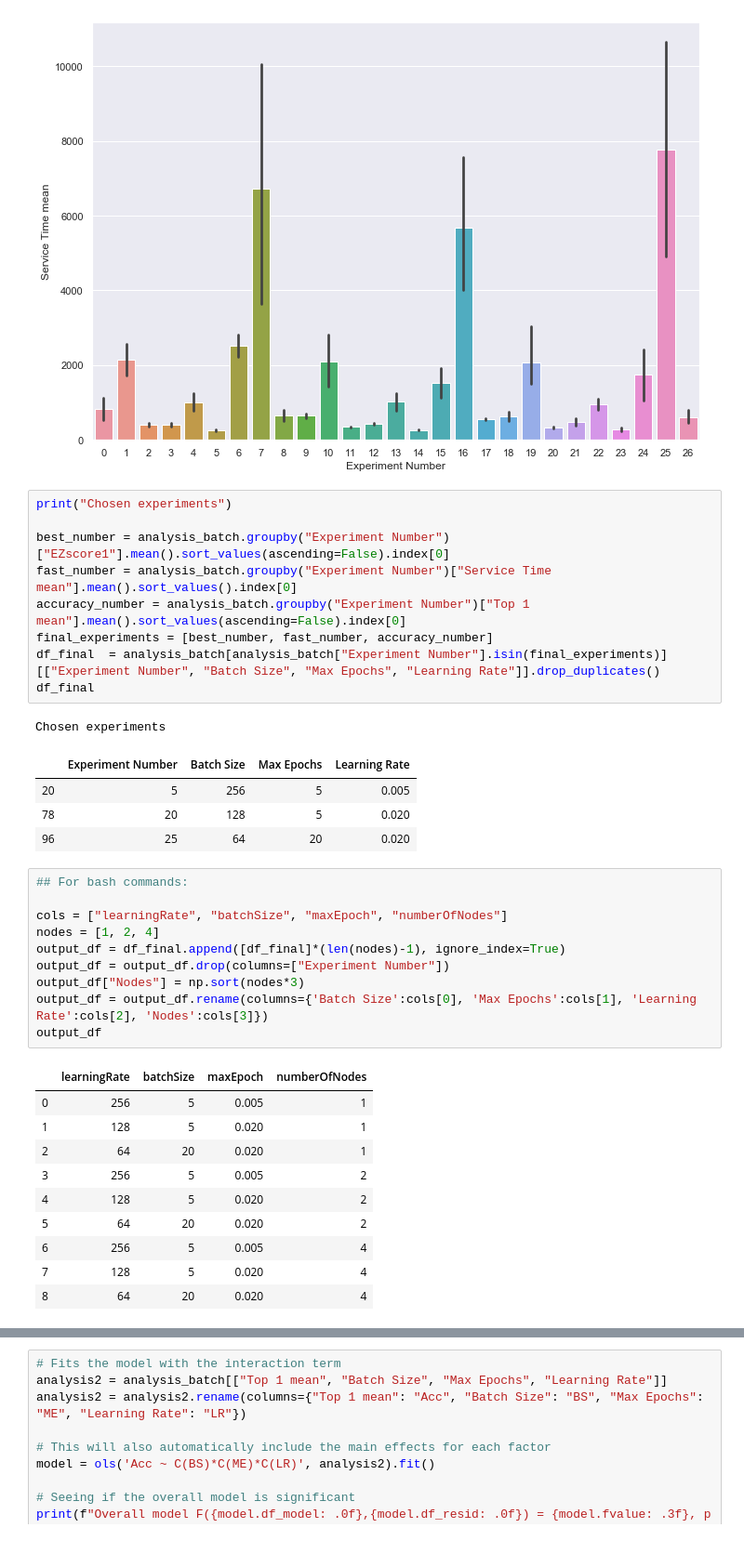
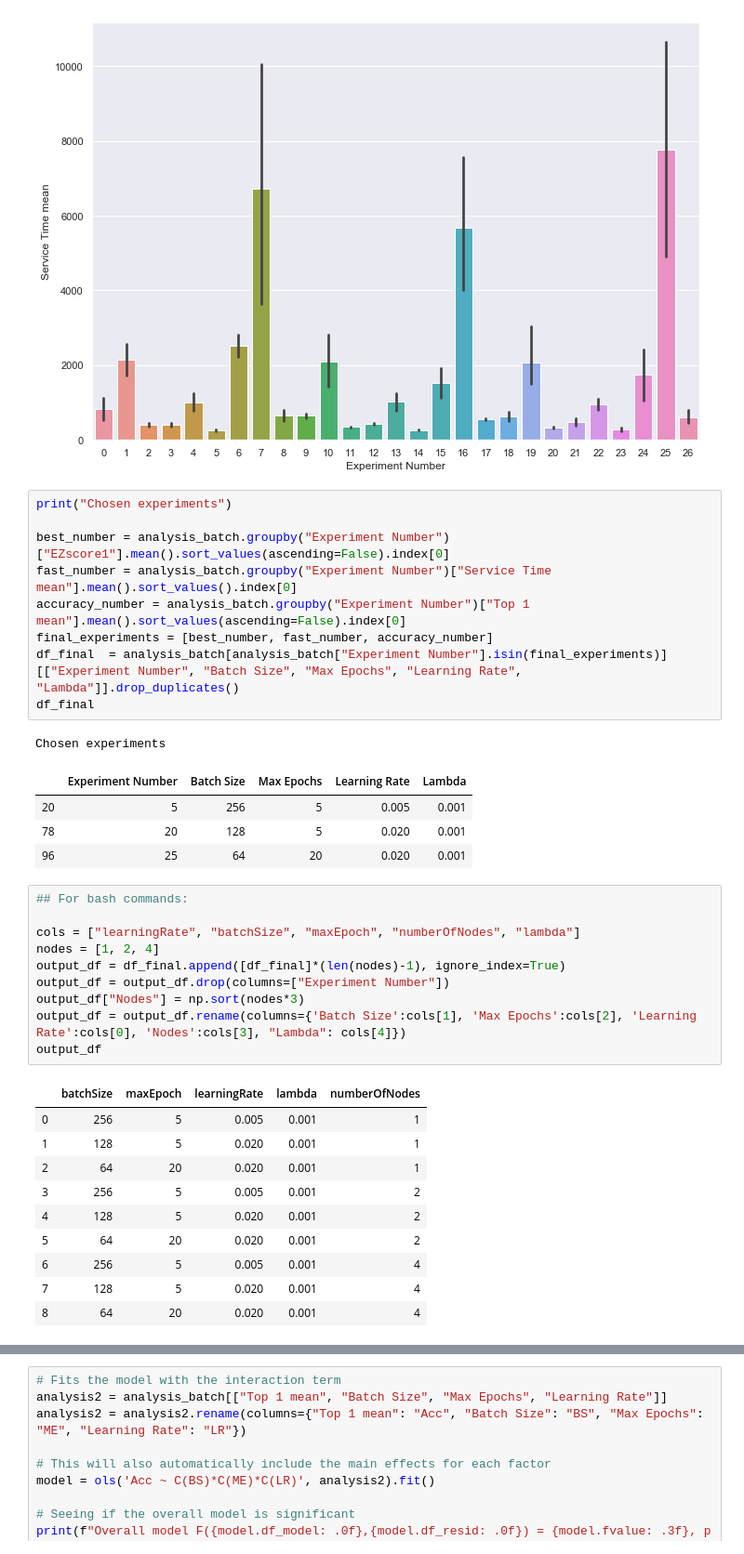
Before and after one commit to nejcmacek/CS4215-BigDL, a Jupyter notebook: analysis/Analysis.ipynb, the cells around one changed output, grey strips where cells are left out. Shown: that part at 93% size. Cells and saved outputs as stored; diff of their text form.

Commit message:
Adding lambda to final runs

```diff
--- a/analysis/Analysis.ipynb
+++ b/analysis/Analysis.ipynb
@@ -237,35 +237,35 @@ best_number = analysis_batch.groupby("Experiment Number")["EZscore1"].mean().sor
 fast_number = analysis_batch.groupby("Experiment Number")["Service Time mean"].mean().sort_values().index[0]
 accuracy_number = analysis_batch.groupby("Experiment Number")["Top 1 mean"].mean().sort_values(ascending=False).index[0]
 final_experiments = [best_number, fast_number, accuracy_number]
-df_final  = analysis_batch[analysis_batch["Experiment Number"].isin(final_experiments)][["Experiment Number", "Batch Size", "Max Epochs", "Learning Rate"]].drop_duplicates()
+df_final  = analysis_batch[analysis_batch["Experiment Number"].isin(final_experiments)][["Experiment Number", "Batch Size", "Max Epochs", "Learning Rate", "Lambda"]].drop_duplicates()
 df_final
 # %% [output]
 Chosen experiments
-|  | Experiment Number | Batch Size | Max Epochs | Learning Rate |
-| 20 | 5 | 256 | 5 | 0.005 |
-| 78 | 20 | 128 | 5 | 0.020 |
-| 96 | 25 | 64 | 20 | 0.020 |
+|  | Experiment Number | Batch Size | Max Epochs | Learning Rate | Lambda |
+| 20 | 5 | 256 | 5 | 0.005 | 0.001 |
+| 78 | 20 | 128 | 5 | 0.020 | 0.001 |
+| 96 | 25 | 64 | 20 | 0.020 | 0.001 |
 # %%
 ## For bash commands:
 
-cols = ["learningRate", "batchSize", "maxEpoch", "numberOfNodes"]
+cols = ["learningRate", "batchSize", "maxEpoch", "numberOfNodes", "lambda"]
 nodes = [1, 2, 4]
 output_df = df_final.append([df_final]*(len(nodes)-1), ignore_index=True)
 output_df = output_df.drop(columns=["Experiment Number"])
 output_df["Nodes"] = np.sort(nodes*3)
-output_df = output_df.rename(columns={'Batch Size':cols[0], 'Max Epochs':cols[1], 'Learning Rate':cols[2], 'Nodes':cols[3]})
+output_df = output_df.rename(columns={'Batch Size':cols[1], 'Max Epochs':cols[2], 'Learning Rate':cols[0], 'Nodes':cols[3], "Lambda": cols[4]})
 output_df
 # %% [output]
-|  | learningRate | batchSize | maxEpoch | numberOfNodes |
-| 0 | 256 | 5 | 0.005 | 1 |
-| 1 | 128 | 5 | 0.020 | 1 |
-| 2 | 64 | 20 | 0.020 | 1 |
-| 3 | 256 | 5 | 0.005 | 2 |
-| 4 | 128 | 5 | 0.020 | 2 |
-| 5 | 64 | 20 | 0.020 | 2 |
-| 6 | 256 | 5 | 0.005 | 4 |
-| 7 | 128 | 5 | 0.020 | 4 |
-| 8 | 64 | 20 | 0.020 | 4 |
+|  | batchSize | maxEpoch | learningRate | lambda | numberOfNodes |
+| 0 | 256 | 5 | 0.005 | 0.001 | 1 |
+| 1 | 128 | 5 | 0.020 | 0.001 | 1 |
+| 2 | 64 | 20 | 0.020 | 0.001 | 1 |
+| 3 | 256 | 5 | 0.005 | 0.001 | 2 |
+| 4 | 128 | 5 | 0.020 | 0.001 | 2 |
+| 5 | 64 | 20 | 0.020 | 0.001 | 2 |
+| 6 | 256 | 5 | 0.005 | 0.001 | 4 |
+| 7 | 128 | 5 | 0.020 | 0.001 | 4 |
+| 8 | 64 | 20 | 0.020 | 0.001 | 4 |
 # %%
 print(output_df.to_dict())
 # %% [output]
```
Also changed, not shown: parts of 1 cell of this notebook, 6 other files.
